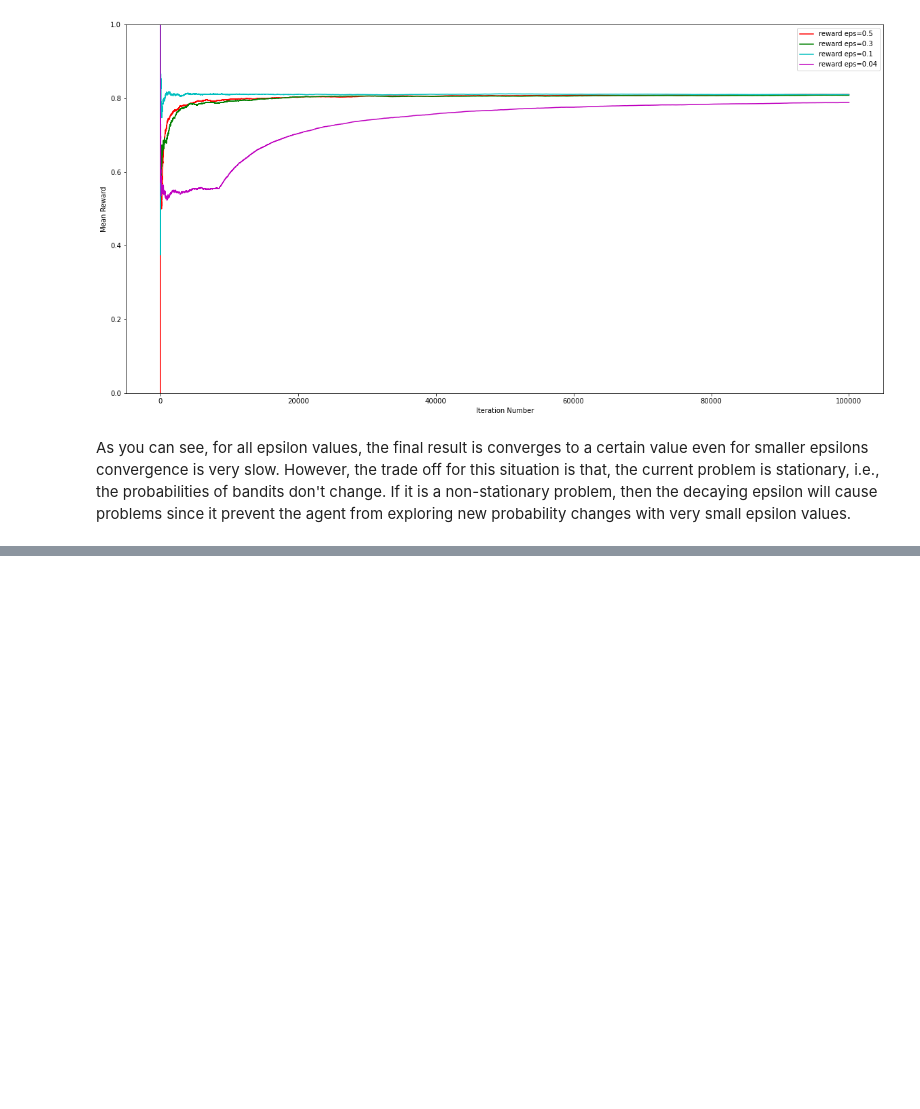
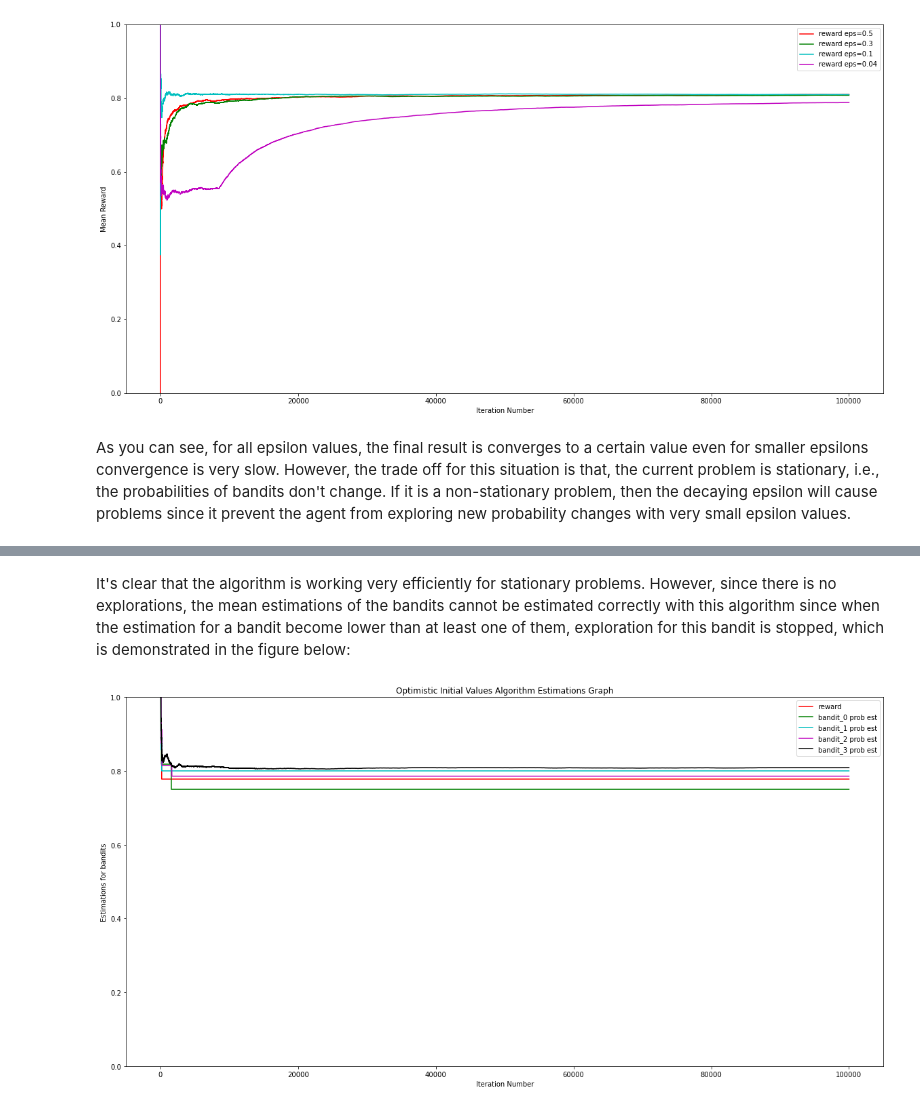
Before and after one commit to uguryagmur/rl-notebooks, a Jupyter notebook: 1-Introduction to Reinforcement Learning.ipynb, the cells around one changed output, grey strips where cells are left out. Drawn from its saved outputs; the diff is of its cells as text; code cells hidden in the pictures; blank space fills up the shorter version.

```diff
--- a/1-Introduction to Reinforcement Learning.ipynb
+++ b/1-Introduction to Reinforcement Learning.ipynb
@@ -235,0 +279,8 @@ As you can see, for all epsilon values, the final result is converges to a certa
+# %% [markdown]
+It's clear that the algorithm is working very efficiently for stationary problems. However, since there is no explorations, the mean estimations of the bandits cannot be estimated correctly with this algorithm since when the estimation for a bandit become lower than at least one of them, exploration for this bandit is stopped, which is demonstrated in the figure below:
+# %%
+plt.clf()
+experiment.plot_bandit_estimates(colors)
+_ = plt.title("Optimistic Initial Values Algorithm Estimations Graph")
+# %% [output]
+[figure, added]
```
Also changed, not shown: parts of 12 cells of this notebook.
